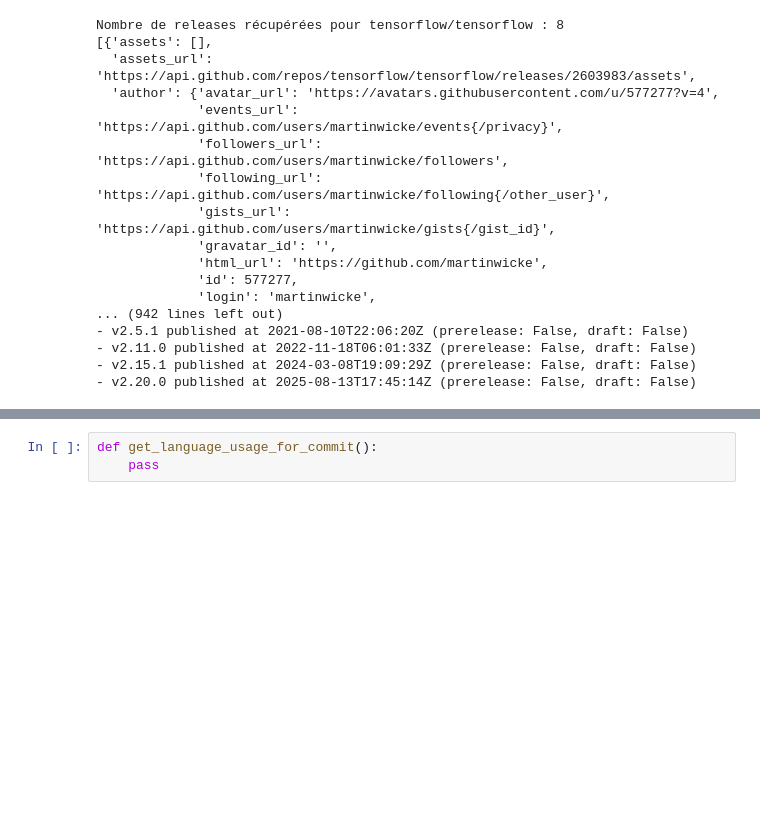
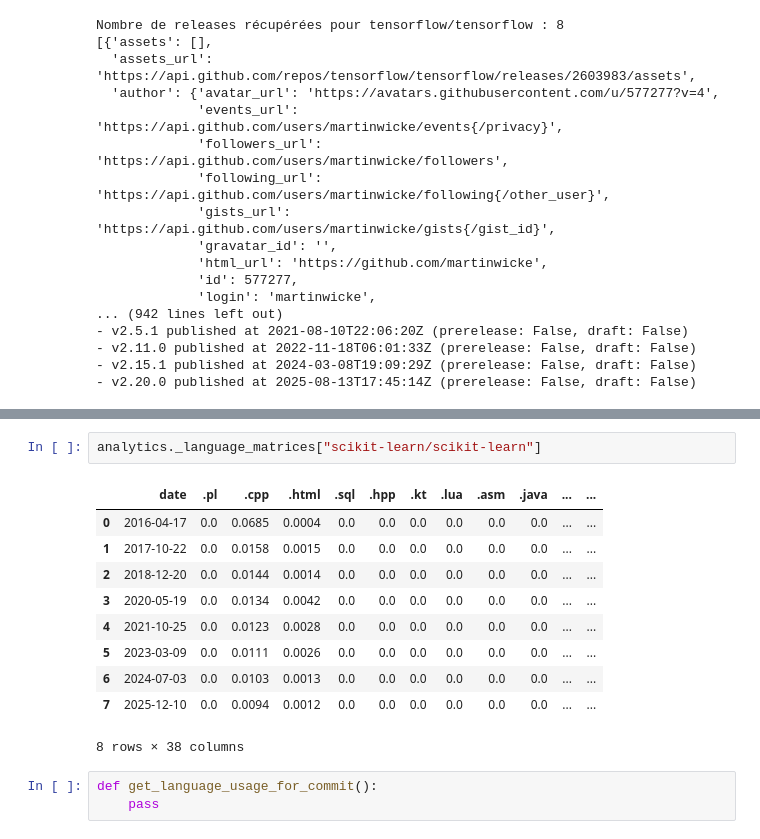
Before and after one commit to kerryghan-relot/Github-Language-Analysis, a Jupyter notebook: research/01a - Kerryghan Data Collection.ipynb, the cells around one changed output, grey strips where cells are left out. Saved outputs shown, nothing was run; the diff lists cells and outputs as text; blank space fills up the shorter version.

```diff
--- a/research/01a - Kerryghan Data Collection.ipynb
+++ b/research/01a - Kerryghan Data Collection.ipynb
@@ -210,3 +703,16 @@ Nombre de releases récupérées pour tensorflow/tensorflow : 8
+# %%
+analytics._language_matrices["scikit-learn/scikit-learn"]
+# %% [output]
+|  | date | .pl | .cpp | .html | .sql | .hpp | .kt | .lua | .asm | .java | ... | ... |
+| 0 | 2016-04-17 | 0.0 | 0.0685 | 0.0004 | 0.0 | 0.0 | 0.0 | 0.0 | 0.0 | 0.0 | ... | ... |
+| 1 | 2017-10-22 | 0.0 | 0.0158 | 0.0015 | 0.0 | 0.0 | 0.0 | 0.0 | 0.0 | 0.0 | ... | ... |
+| 2 | 2018-12-20 | 0.0 | 0.0144 | 0.0014 | 0.0 | 0.0 | 0.0 | 0.0 | 0.0 | 0.0 | ... | ... |
+| 3 | 2020-05-19 | 0.0 | 0.0134 | 0.0042 | 0.0 | 0.0 | 0.0 | 0.0 | 0.0 | 0.0 | ... | ... |
+| 4 | 2021-10-25 | 0.0 | 0.0123 | 0.0028 | 0.0 | 0.0 | 0.0 | 0.0 | 0.0 | 0.0 | ... | ... |
+| 5 | 2023-03-09 | 0.0 | 0.0111 | 0.0026 | 0.0 | 0.0 | 0.0 | 0.0 | 0.0 | 0.0 | ... | ... |
+| 6 | 2024-07-03 | 0.0 | 0.0103 | 0.0013 | 0.0 | 0.0 | 0.0 | 0.0 | 0.0 | 0.0 | ... | ... |
+| 7 | 2025-12-10 | 0.0 | 0.0094 | 0.0012 | 0.0 | 0.0 | 0.0 | 0.0 | 0.0 | 0.0 | ... | ... |
+8 rows × 38 columns
 # %%
 def get_language_usage_for_commit():
     pass
```
Also changed, not shown: parts of 8 cells of this notebook, 8 other files.
